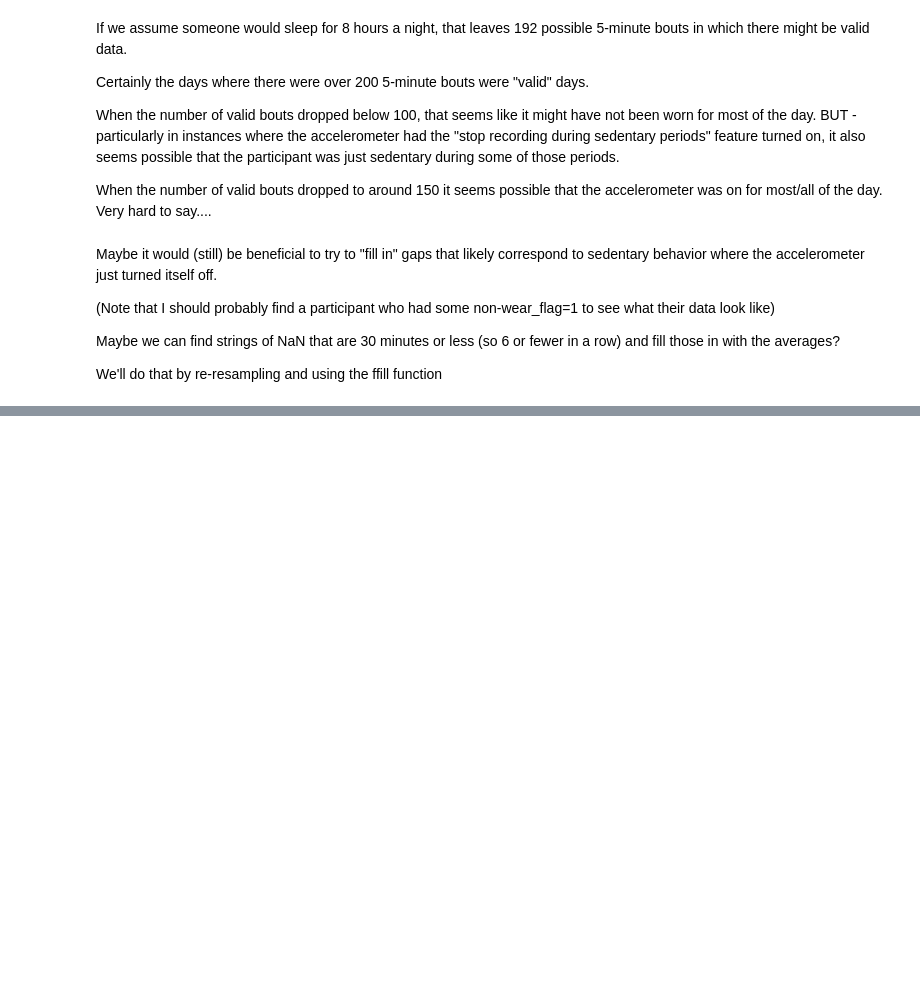
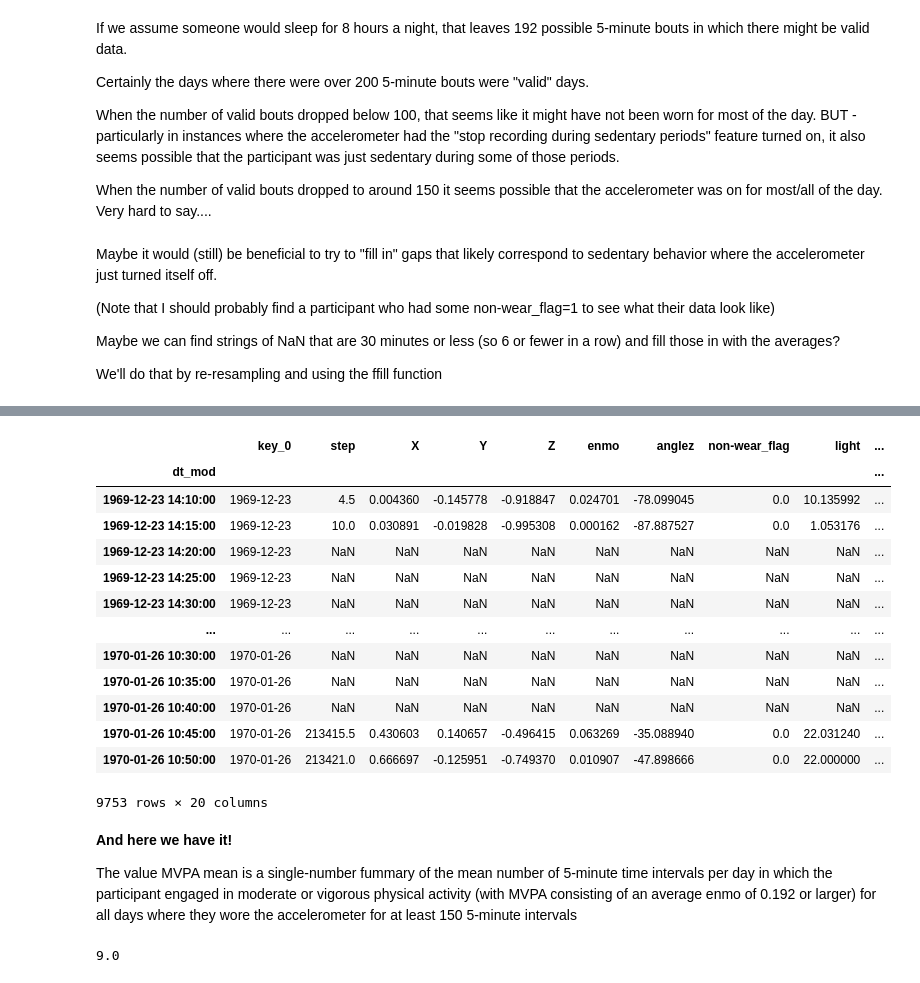
Before and after one commit to aarondweinberg/CMI_problematic_internet_use, a Jupyter notebook: Accelerometer_exploration_6_Alternative_MVPA_Identification.ipynb, the cells around one changed output, grey strips where cells are left out. Drawn from its saved outputs; the diff is of its cells as text; code cells hidden in the pictures; blank space fills up the shorter version.

```diff
--- a/Accelerometer_exploration_6_Alternative_MVPA_Identification.ipynb
+++ b/Accelerometer_exploration_6_Alternative_MVPA_Identification.ipynb
@@ -68,16 +137,3 @@ Maybe it would (still) be beneficial to try to "fill in" gaps that likely corres
 Maybe we can find strings of NaN that are 30 minutes or less (so 6 or fewer in a row) and fill those in with the averages?
 
 We'll do that by re-resampling and using the ffill function
-# %%
-# The following method is suggested at https://stackoverflow.com/questions/32890124/pandas-dataframe-running-sum-with-reset
-
-# Other potential methods:
-#https://stackoverflow.com/questions/45964740/python-pandas-cumsum-with-reset-everytime-there-is-a-0
-
-# Create a new variable that flags when the cumulative sum should reset (when 'step' is not NaN)
-data0a418b57_resampled_5min['cumreset'] = data0a418b57_resampled_5min['step'].notna()
-
-# Create a new variable that counts the number of NaN values in the step variable and resets its count when it gets to a non-NaN value
-#data0a418b57_resampled_5min['step_nan_count'] = data0a418b57_resampled_5min['step'].isna().cumsum()
-data0a418b57_resampled_5min['cumsum'] = data0a418b57_resampled_5min['cumreset'].cumsum()
-data0a418b57_resampled_5min['nan_count'] = data0a418b57_resampled_5min.groupby(['cumsum'])['step'].cumsum()
@@ -87,3 +139,0 @@ data0a418b57_resampled_5min['enmogroup'] = data0a418b57_resampled_5min['enmo'].n
-# %%
-# Create a new variable called enmogrouplength that is the size of enmogroup
-data0a418b57_resampled_5min['enmogrouplength'] = data0a418b57_resampled_5min.groupby(['enmogroup']).count()
@@ -97,0 +140,25 @@ Could set a counter at 1 and then increment it when it encounters a NaN and rese
+# %%
+# The code here will create a new variable 'enmogroup' that segments the data into time intervals separated by non-NaN values
+# Then it creates a new variable 'enmogroupsize' that counts the number of 5-minute segments within each enmogroup
+
+# Create a new variable called 'enmogroup' that increases by 1 each time the value of enmo is numerical
+data0a418b57_resampled_5min['enmogroup'] = data0a418b57_resampled_5min['enmo'].notna().cumsum()
+
+# Create a new data frame that lists the number of rows in each value of enmogroup
+enmogroupcount = data0a418b57_resampled_5min.groupby(by=["enmogroup"]).size().to_frame()
+
+# Rename the column 0 as 'enmogroupsize'
+enmogroupcount = enmogroupcount.rename(columns={0: 'enmogroupsize'})
+
+# Merge data0a418b57_resampled_5min and enmogroupcount on the variable enmogroup, keeping the index of data0a418b57_resampled_5min
+data0a418b57_resampled_5min = data0a418b57_resampled_5min.merge(enmogroupcount, how='left', left_on='enmogroup', right_index=True)
+# %%
+# Next, we need to decide when to impute missing values. We'll do so when there are 6 or fewer NaN values in a row
+# This is bounded above by 8, since the first element in each enmogroup is a non-NaN value, so when
+# enmogroupsize=7 that corresponds to 1 non-NaN value and 6 NaN values
+
+# Add a new variable 'smallinterval' when enmogroupsize is less than 7
+data0a418b57_resampled_5min['smallinterval'] = data0a418b57_resampled_5min['enmogroupsize'] < 8
+
+# When smallinterval is true, fill the NaN values; otherwise, retain the original enmo values (including NaN)
+data0a418b57_resampled_5min['filled_enmo'] = np.where(data0a418b57_resampled_5min.smallinterval, data0a418b57_resampled_5min.enmo.ffill(), data0a418b57_resampled_5min.enmo)
@@ -97,0 +183,17 @@ Could set a counter at 1 and then increment it when it encounters a NaN and rese
+# %%
+data0a418b57_resampled_5min
+# %% [output]
+|  | key_0 | step | X | Y | Z | enmo | anglez | non-wear_flag | light | ... |
+| dt_mod |  |  |  |  |  |  |  |  |  | ... |
+| 1969-12-23 14:10:00 | 1969-12-23 | 4.5 | 0.004360 | -0.145778 | -0.918847 | 0.024701 | -78.099045 | 0.0 | 10.135992 | ... |
+| 1969-12-23 14:15:00 | 1969-12-23 | 10.0 | 0.030891 | -0.019828 | -0.995308 | 0.000162 | -87.887527 | 0.0 | 1.053176 | ... |
+| 1969-12-23 14:20:00 | 1969-12-23 | NaN | NaN | NaN | NaN | NaN | NaN | NaN | NaN | ... |
+| 1969-12-23 14:25:00 | 1969-12-23 | NaN | NaN | NaN | NaN | NaN | NaN | NaN | NaN | ... |
+| 1969-12-23 14:30:00 | 1969-12-23 | NaN | NaN | NaN | NaN | NaN | NaN | NaN | NaN | ... |
+| ... | ... | ... | ... | ... | ... | ... | ... | ... | ... | ... |
+| 1970-01-26 10:30:00 | 1970-01-26 | NaN | NaN | NaN | NaN | NaN | NaN | NaN | NaN | ... |
+| 1970-01-26 10:35:00 | 1970-01-26 | NaN | NaN | NaN | NaN | NaN | NaN | NaN | NaN | ... |
+| 1970-01-26 10:40:00 | 1970-01-26 | NaN | NaN | NaN | NaN | NaN | NaN | NaN | NaN | ... |
+| 1970-01-26 10:45:00 | 1970-01-26 | 213415.5 | 0.430603 | 0.140657 | -0.496415 | 0.063269 | -35.088940 | 0.0 | 22.031240 | ... |
+| 1970-01-26 10:50:00 | 1970-01-26 | 213421.0 | 0.666697 | -0.125951 | -0.749370 | 0.010907 | -47.898666 | 0.0 | 22.000000 | ... |
+9753 rows × 20 columns
@@ -97,0 +224,8 @@ Could set a counter at 1 and then increment it when it encounters a NaN and rese
+# %% [markdown]
+**And here we have it!**
+
+The value MVPA mean is a single-number fummary of the mean number of 5-minute time intervals per day in which the participant engaged in moderate or vigorous physical activity (with MVPA consisting of  an average enmo of 0.192 or larger) for all days where they wore the accelerometer for at least 150 5-minute intervals
+# %%
+MVPA_mean
+# %% [output]
+9.0
```
Also changed, not shown: parts of 16 cells of this notebook.
